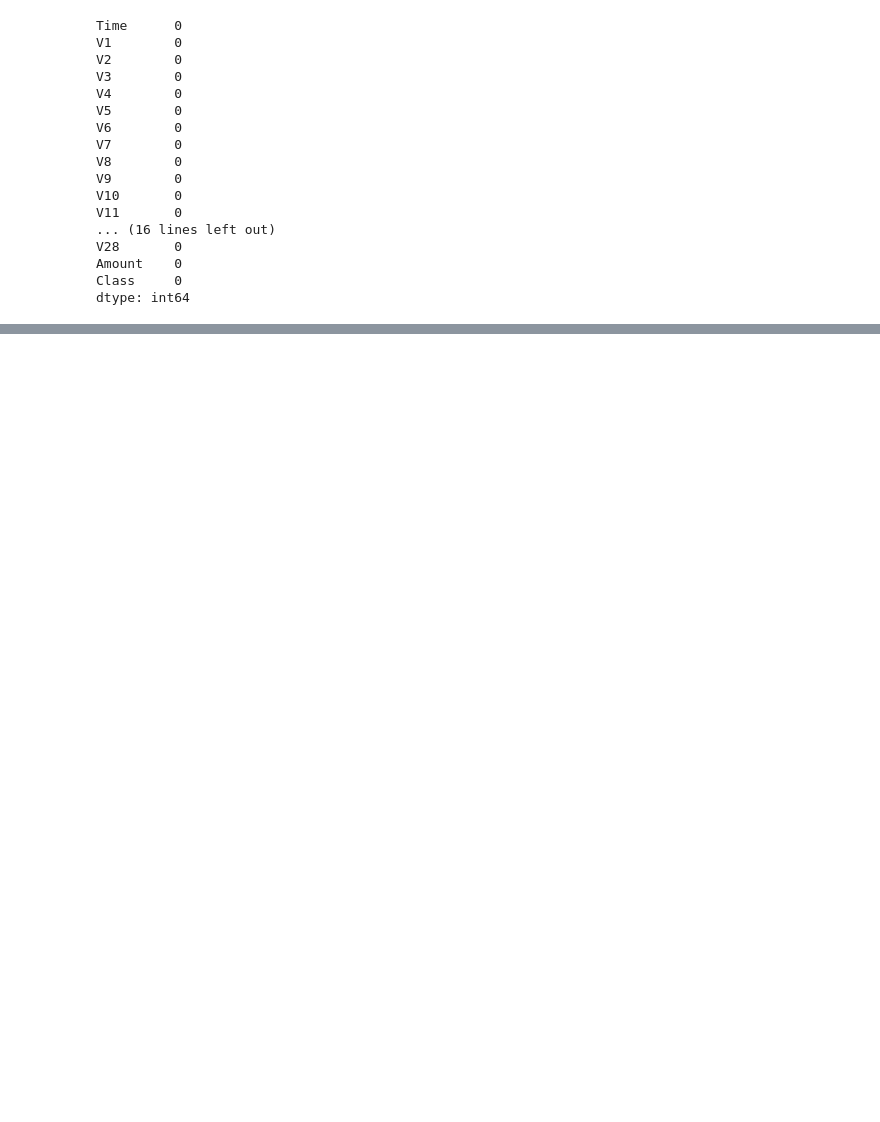
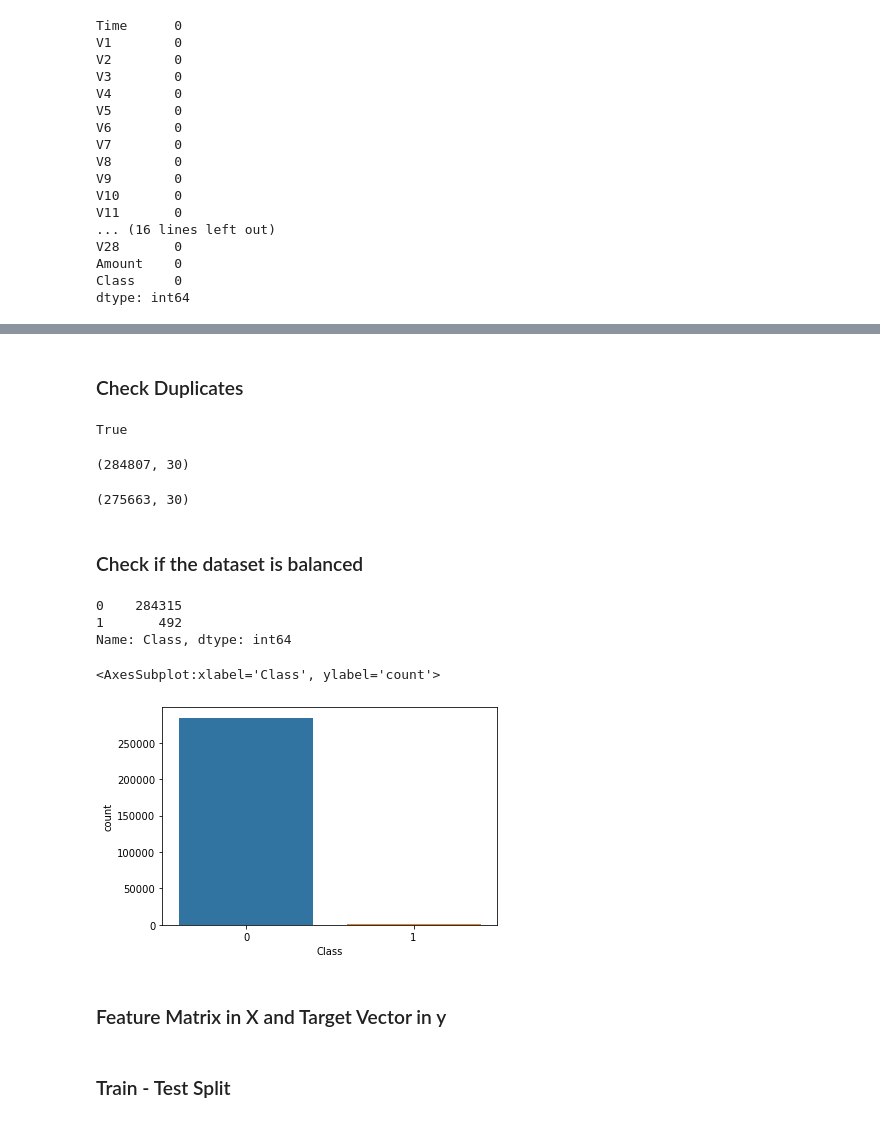
Before and after one commit to karip00/Credit-Card-Fraud-Detection-using-ML-models, a Jupyter notebook: fraudDetection.ipynb, the cells around one changed output, grey strips where cells are left out. Cells and saved outputs as stored; diff of their text form; code cells hidden in the pictures; blank space fills up the shorter version.

Commit message:
upto train-test split

```diff
--- a/fraudDetection.ipynb
+++ b/fraudDetection.ipynb
@@ -64,0 +82,2 @@ data = data.drop(['Time'], axis=1) #remove time column
+# %%
+data['Class'] = data['Class'].replace({'legit':0,'fraud':1})
@@ -64,0 +95,5 @@ data = data.drop(['Time'], axis=1) #remove time column
+# %%
+from sklearn.preprocessing import StandardScaler
+
+sc = StandardScaler()
+data['Amount'] = sc.fit_transform(data['Amount'].values.reshape(-1,1))
@@ -64,0 +109,33 @@ data = data.drop(['Time'], axis=1) #remove time column
+# %% [markdown]
+### Check Duplicates
+# %%
+data.duplicated().any()
+# %% [output]
+True
+# %%
+data.shape
+# %% [output]
+(284807, 30)
+# %%
+data.drop_duplicates(inplace=True)
+# %%
+data.shape
+# %% [output]
+(275663, 30)
+# %% [markdown]
+### Check if the dataset is balanced
+# %%
+data['Class'].value_counts()
+# %% [output]
+0    284315
+1       492
+Name: Class, dtype: int64
+# %%
+import seaborn as sns
+
+sns.countplot(data['Class'])
+# %% [output]
+<AxesSubplot:xlabel='Class', ylabel='count'>
+[figure, added]
+# %% [markdown]
+### Feature Matrix in X and Target Vector in y
@@ -64,0 +145,2 @@ data = data.drop(['Time'], axis=1) #remove time column
+# %% [markdown]
+### Train - Test Split
```
Also changed, not shown: parts of 13 cells of this notebook.
